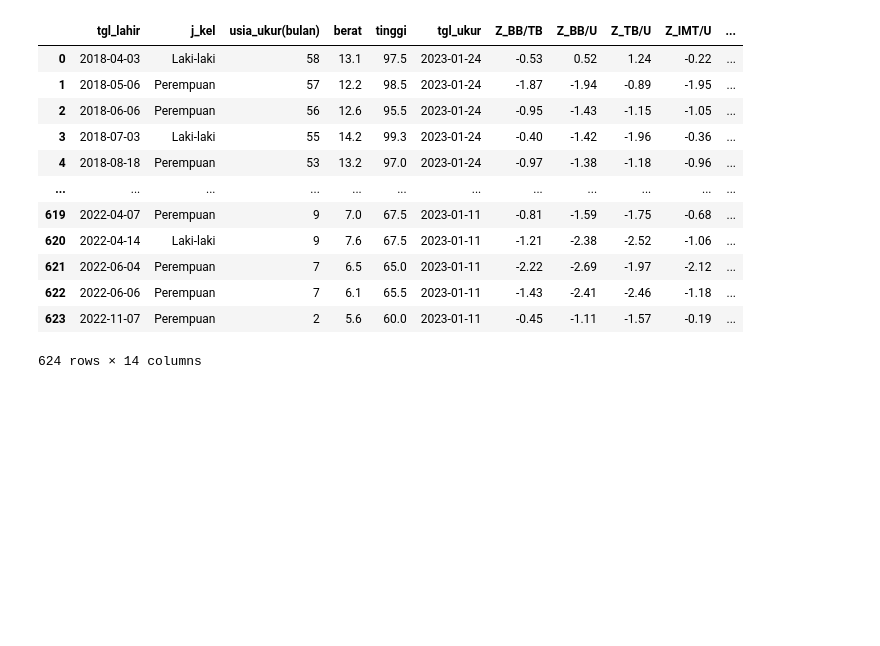
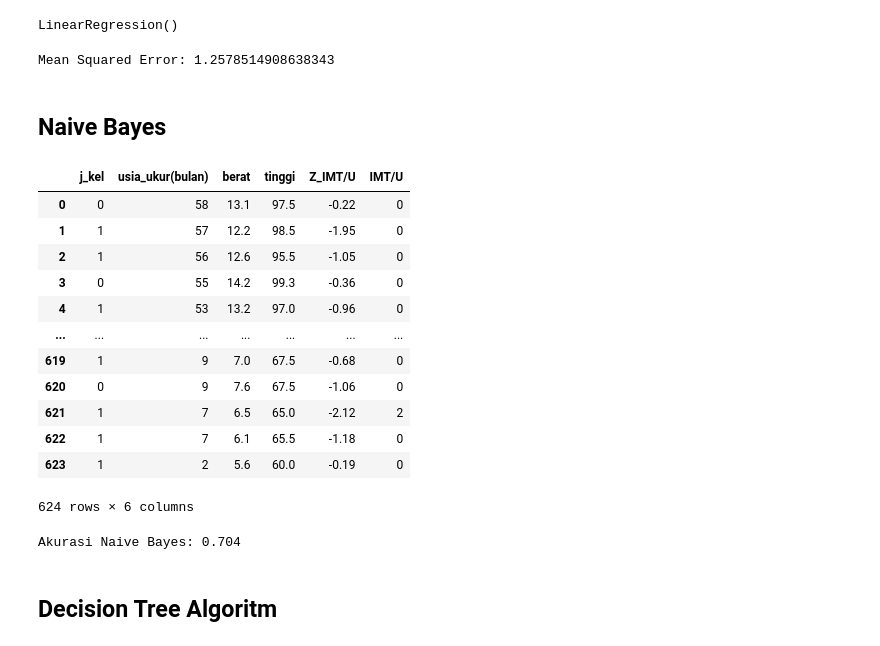
Before and after one commit to mfarizky/deteksi_stunting, a Jupyter notebook: Classification.ipynb, the cells around one changed output. Cells and saved outputs as stored; diff of their text form; code cells hidden in the pictures; blank space fills up the shorter version.

```diff
--- a/Classification.ipynb
+++ b/Classification.ipynb
@@ -0,0 +16,2 @@
+# %%
+df = pd.read_csv("/home/rmfarizky/Project/deteksi_stunting/Dataset/encoded_dataset.csv")
@@ -0,0 +71,3 @@
+# %%
+df_IMT = df[df.columns[:4].tolist() + [df.columns[7]] + [df.columns[-1]]]
+df_IMT
@@ -0,0 +115,5 @@
+# %%
+regressor = LinearRegression()
+regressor.fit(X_train, y_train)
+# %% [output]
+LinearRegression()
@@ -1,2 +122,45 @@
+# %%
+mse = mean_squared_error(y_test, predictions)
+print("Mean Squared Error:", mse)
+# %% [output]
+Mean Squared Error: 1.2578514908638343
+# %% [markdown]
+## Naive Bayes
+# %%
+df_IMT
+# %% [output]
+|  | j_kel | usia_ukur(bulan) | berat | tinggi | Z_IMT/U | IMT/U |
+| 0 | 0 | 58 | 13.1 | 97.5 | -0.22 | 0 |
+| 1 | 1 | 57 | 12.2 | 98.5 | -1.95 | 0 |
+| 2 | 1 | 56 | 12.6 | 95.5 | -1.05 | 0 |
+| 3 | 0 | 55 | 14.2 | 99.3 | -0.36 | 0 |
+| 4 | 1 | 53 | 13.2 | 97.0 | -0.96 | 0 |
+| ... | ... | ... | ... | ... | ... | ... |
+| 619 | 1 | 9 | 7.0 | 67.5 | -0.68 | 0 |
+| 620 | 0 | 9 | 7.6 | 67.5 | -1.06 | 0 |
+| 621 | 1 | 7 | 6.5 | 65.0 | -2.12 | 2 |
+| 622 | 1 | 7 | 6.1 | 65.5 | -1.18 | 0 |
+| 623 | 1 | 2 | 5.6 | 60.0 | -0.19 | 0 |
+624 rows × 6 columns
+# %%
+X = df_IMT[df_IMT.columns[:4]]
+y = df_IMT[df_IMT.columns[5]]
+# Membagi data menjadi data latih dan data uji
+X_train, X_test, y_train, y_test = train_test_split(X, y, test_size=0.2, random_state=42)
+
+# Inisialisasi dan melatih model Naive Bayes
+naive_bayes_model = GaussianNB()
+naive_bayes_model.fit(X_train, y_train)
+
+# Melakukan prediksi pada data uji
+naive_bayes_predictions = naive_bayes_model.predict(X_test)
+
+# Menghitung akurasi
+naive_bayes_accuracy = accuracy_score(y_test, naive_bayes_predictions)
+print("Akurasi Naive Bayes:", naive_bayes_accuracy)
+# %% [output]
+Akurasi Naive Bayes: 0.704
+# %% [markdown]
+## Decision Tree Algoritm
 # %%
 import tensorflow_decision_forests as tfdf
@@ -6,16 +171,0 @@ train_df = pd.read_excel("/home/rmfarizky/Project/deteksi_stunting/Dataset/datas
-# %%
-train_df
-# %% [output]
-|  | tgl_lahir | j_kel | usia_ukur(bulan) | berat | tinggi | tgl_ukur | Z_BB/TB | Z_BB/U | Z_TB/U | Z_IMT/U | ... |
-| 0 | 2018-04-03 | Laki-laki | 58 | 13.1 | 97.5 | 2023-01-24 | -0.53 | 0.52 | 1.24 | -0.22 | ... |
-| 1 | 2018-05-06 | Perempuan | 57 | 12.2 | 98.5 | 2023-01-24 | -1.87 | -1.94 | -0.89 | -1.95 | ... |
-| 2 | 2018-06-06 | Perempuan | 56 | 12.6 | 95.5 | 2023-01-24 | -0.95 | -1.43 | -1.15 | -1.05 | ... |
-| 3 | 2018-07-03 | Laki-laki | 55 | 14.2 | 99.3 | 2023-01-24 | -0.40 | -1.42 | -1.96 | -0.36 | ... |
-| 4 | 2018-08-18 | Perempuan | 53 | 13.2 | 97.0 | 2023-01-24 | -0.97 | -1.38 | -1.18 | -0.96 | ... |
-| ... | ... | ... | ... | ... | ... | ... | ... | ... | ... | ... | ... |
-| 619 | 2022-04-07 | Perempuan | 9 | 7.0 | 67.5 | 2023-01-11 | -0.81 | -1.59 | -1.75 | -0.68 | ... |
-| 620 | 2022-04-14 | Laki-laki | 9 | 7.6 | 67.5 | 2023-01-11 | -1.21 | -2.38 | -2.52 | -1.06 | ... |
-| 621 | 2022-06-04 | Perempuan | 7 | 6.5 | 65.0 | 2023-01-11 | -2.22 | -2.69 | -1.97 | -2.12 | ... |
-| 622 | 2022-06-06 | Perempuan | 7 | 6.1 | 65.5 | 2023-01-11 | -1.43 | -2.41 | -2.46 | -1.18 | ... |
-| 623 | 2022-11-07 | Perempuan | 2 | 5.6 | 60.0 | 2023-01-11 | -0.45 | -1.11 | -1.57 | -0.19 | ... |
-624 rows × 14 columns
```
Also changed, not shown: parts of 30 cells of this notebook, 1 other file.
